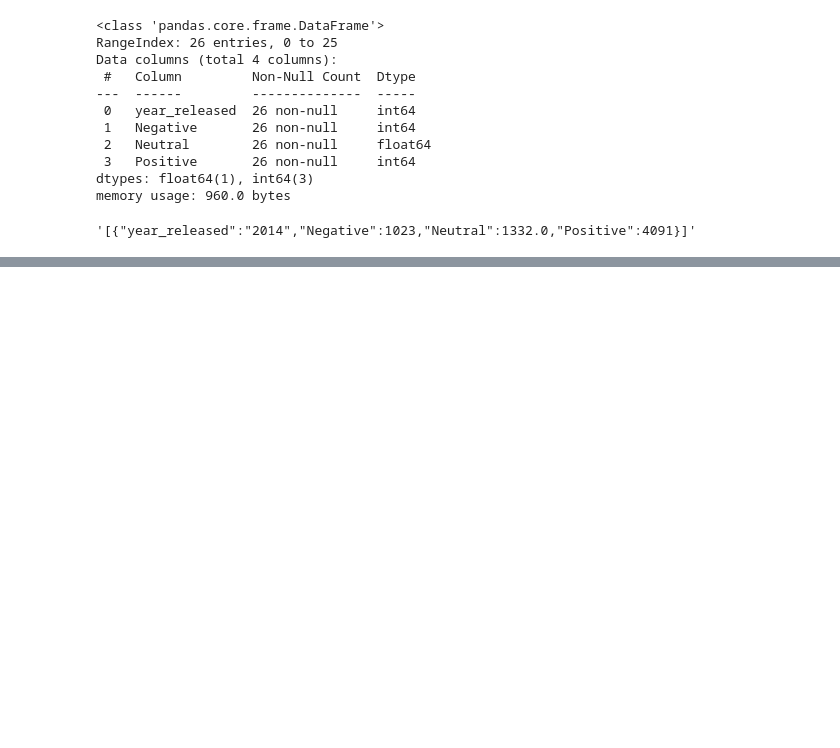
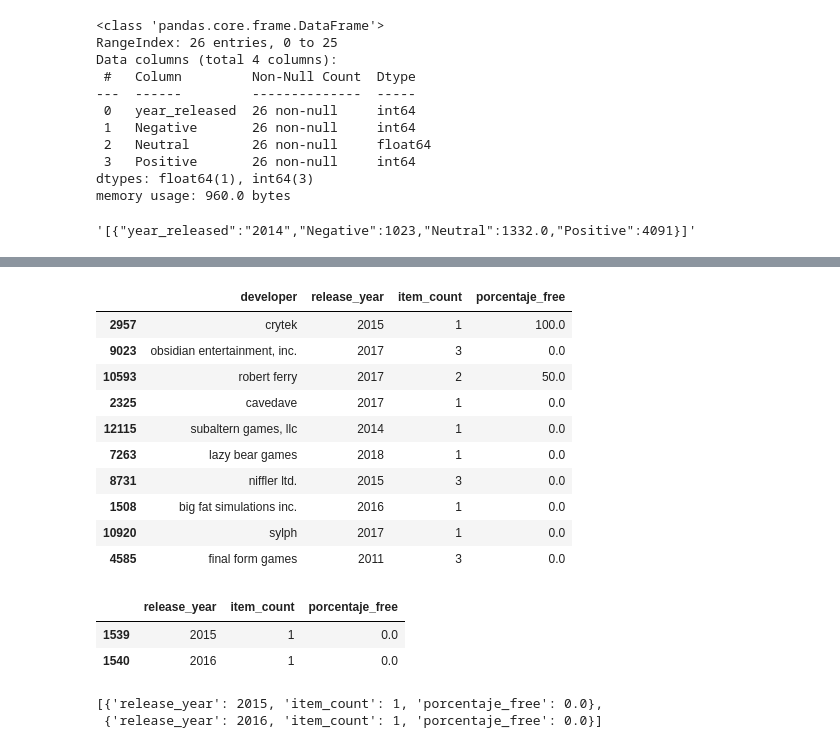
Before and after one commit to kimnegrette3/MLOps-Steam-Recommender-System, a Jupyter notebook: consultas_endpoints.ipynb, the cells around one changed output, grey strips where cells are left out. Cells and saved outputs as stored; diff of their text form; code cells hidden in the pictures; blank space fills up the shorter version.

```diff
--- a/consultas_endpoints.ipynb
+++ b/consultas_endpoints.ipynb
@@ -421,0 +595,17 @@ sentiment_analysis('2014')
+# %%
+dev['release_year'] = dev['release_year'].astype(int)
+dev['developer'] = dev['developer'].str.strip().str.lower()
+dev.drop(columns=['free'], inplace=True)
+dev.sample(10)
+# %% [output]
+|  | developer | release_year | item_count | porcentaje_free |
+| 2957 | crytek | 2015 | 1 | 100.0 |
+| 9023 | obsidian entertainment, inc. | 2017 | 3 | 0.0 |
+| 10593 | robert ferry | 2017 | 2 | 50.0 |
+| 2325 | cavedave | 2017 | 1 | 0.0 |
+| 12115 | subaltern games, llc | 2014 | 1 | 0.0 |
+| 7263 | lazy bear games | 2018 | 1 | 0.0 |
+| 8731 | niffler ltd. | 2015 | 3 | 0.0 |
+| 1508 | big fat simulations inc. | 2016 | 1 | 0.0 |
+| 10920 | sylph | 2017 | 1 | 0.0 |
+| 4585 | final form games | 2011 | 3 | 0.0 |
@@ -421,0 +614,9 @@ sentiment_analysis('2014')
+# %%
+developer = 'Bigosaur'
+data = dev[dev['developer'] == developer.strip().lower()]
+data = data[['release_year', 'item_count', 'porcentaje_free']]
+data
+# %% [output]
+|  | release_year | item_count | porcentaje_free |
+| 1539 | 2015 | 1 | 0.0 |
+| 1540 | 2016 | 1 | 0.0 |
@@ -421,0 +633,5 @@ sentiment_analysis('2014')
+# %%
+developer('Bigosaur')
+# %% [output]
+[{'release_year': 2015, 'item_count': 1, 'porcentaje_free': 0.0},
+ {'release_year': 2016, 'item_count': 1, 'porcentaje_free': 0.0}]
```
Also changed, not shown: parts of 22 cells of this notebook, 2 other files.
